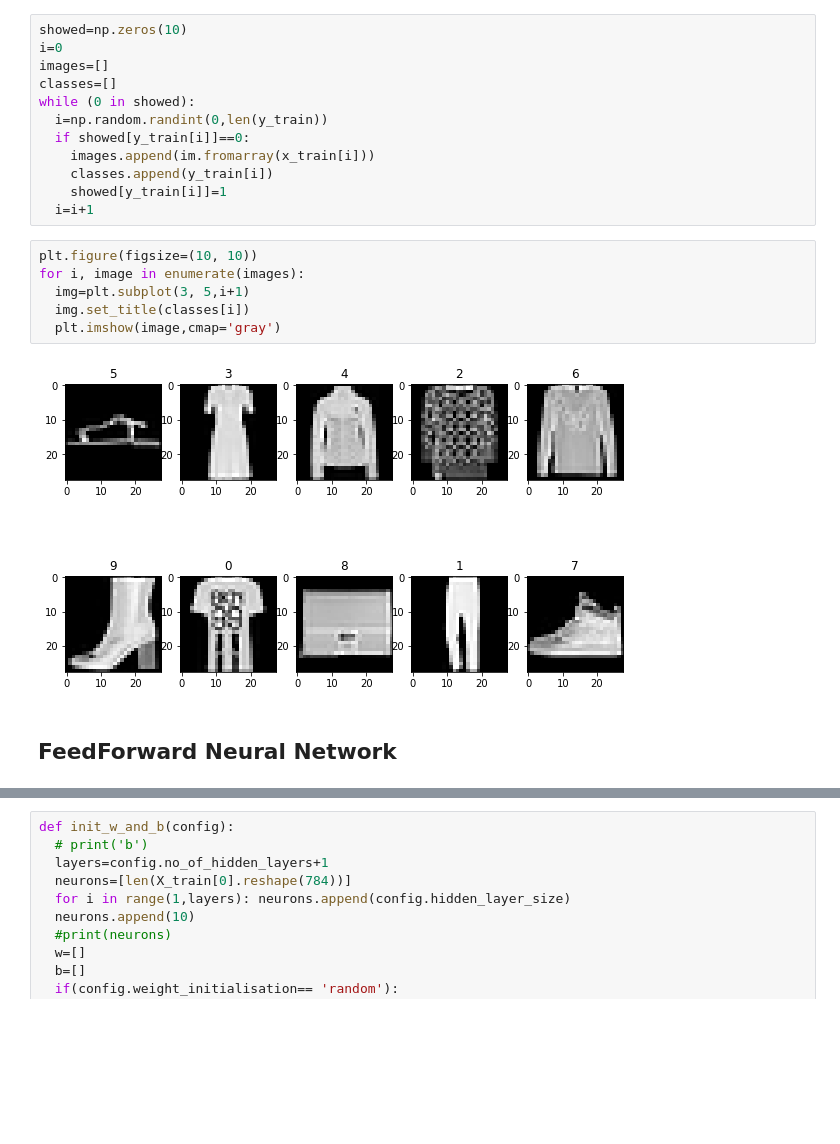
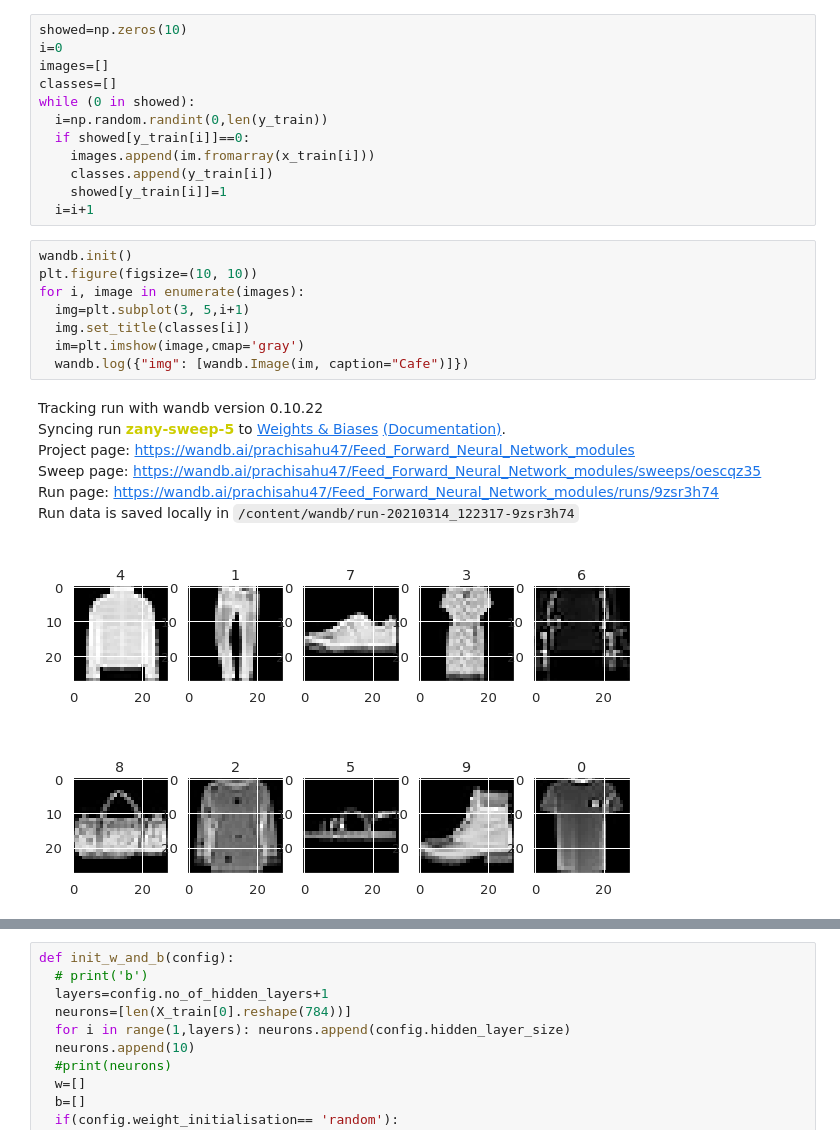
Before and after one commit to DL-45-47/Assignment_1_FNN, a Jupyter notebook: DLA1.ipynb, the cells around one changed output, grey strips where cells are left out. Cells and saved outputs as stored; diff of their text form; blank space fills up the shorter version.

```diff
--- a/DLA1.ipynb
+++ b/DLA1.ipynb
@@ -33,15 +49,21 @@ while (0 in showed):
     showed[y_train[i]]=1
   i=i+1
 # %%
+wandb.init()
 plt.figure(figsize=(10, 10))
 for i, image in enumerate(images):
   img=plt.subplot(3, 5,i+1)
   img.set_title(classes[i])
-  plt.imshow(image,cmap='gray')
+  im=plt.imshow(image,cmap='gray')
+  wandb.log({"img": [wandb.Image(im, caption="Cafe")]})
 # %% [output]
+Tracking run with wandb version 0.10.22
+Syncing run zany-sweep-5 to Weights & Biases (Documentation).
+Project page: https://wandb.ai/prachisahu47/Feed_Forward_Neural_Network_modules
+Sweep page: https://wandb.ai/prachisahu47/Feed_Forward_Neural_Network_modules/sweeps/oescqz35
+Run page: https://wandb.ai/prachisahu47/Feed_Forward_Neural_Network_modules/runs/9zsr3h74
+Run data is saved locally in /content/wandb/run-20210314_122317-9zsr3h74
-[figure, old version]
+[figure, new version]
-# %% [markdown]
-## FeedForward Neural Network
 # %%
 samples=int(len(x_train)-0.1*len(x_train))
 X_train=x_train[0:samples]
```
Also changed, not shown: parts of 32 cells of this notebook.
